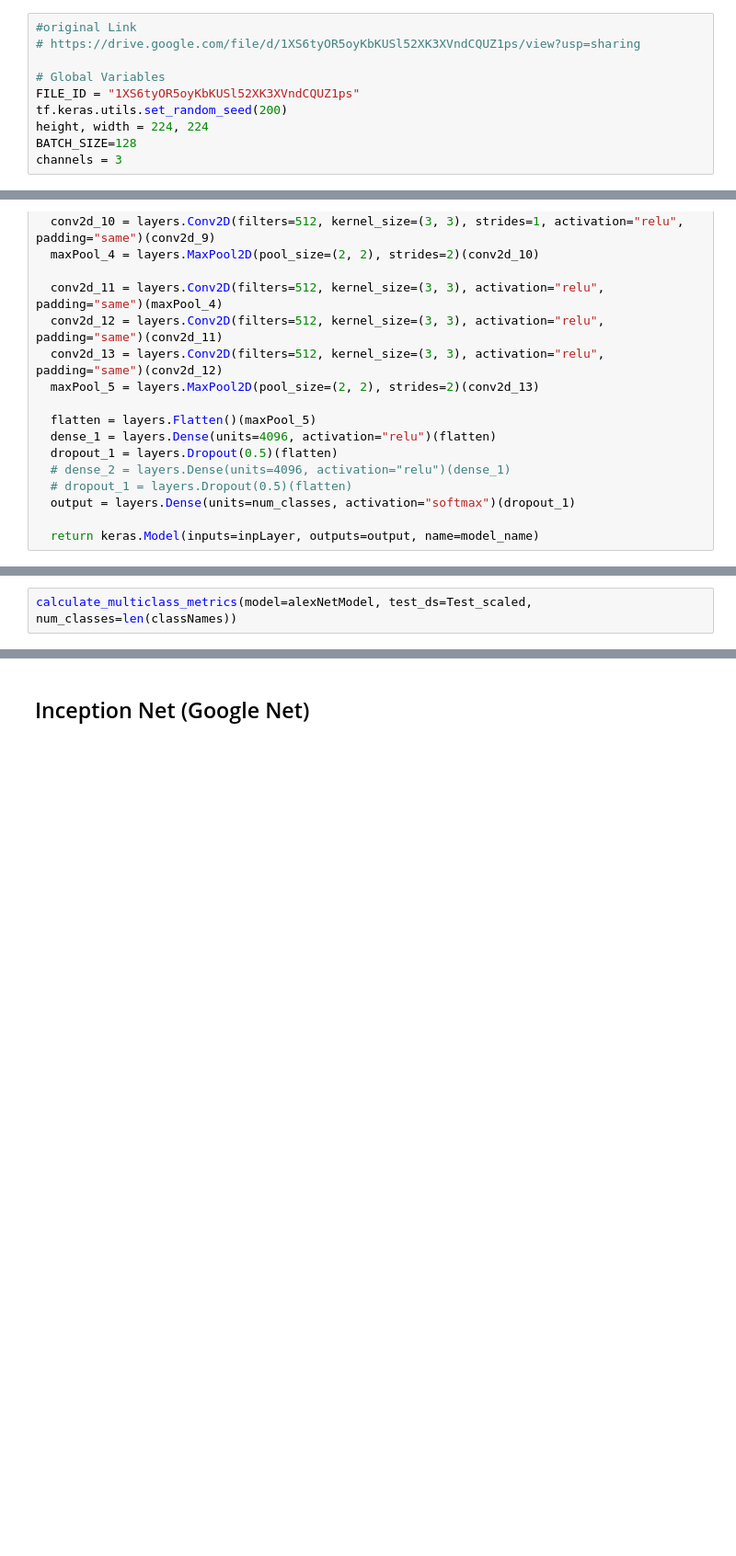
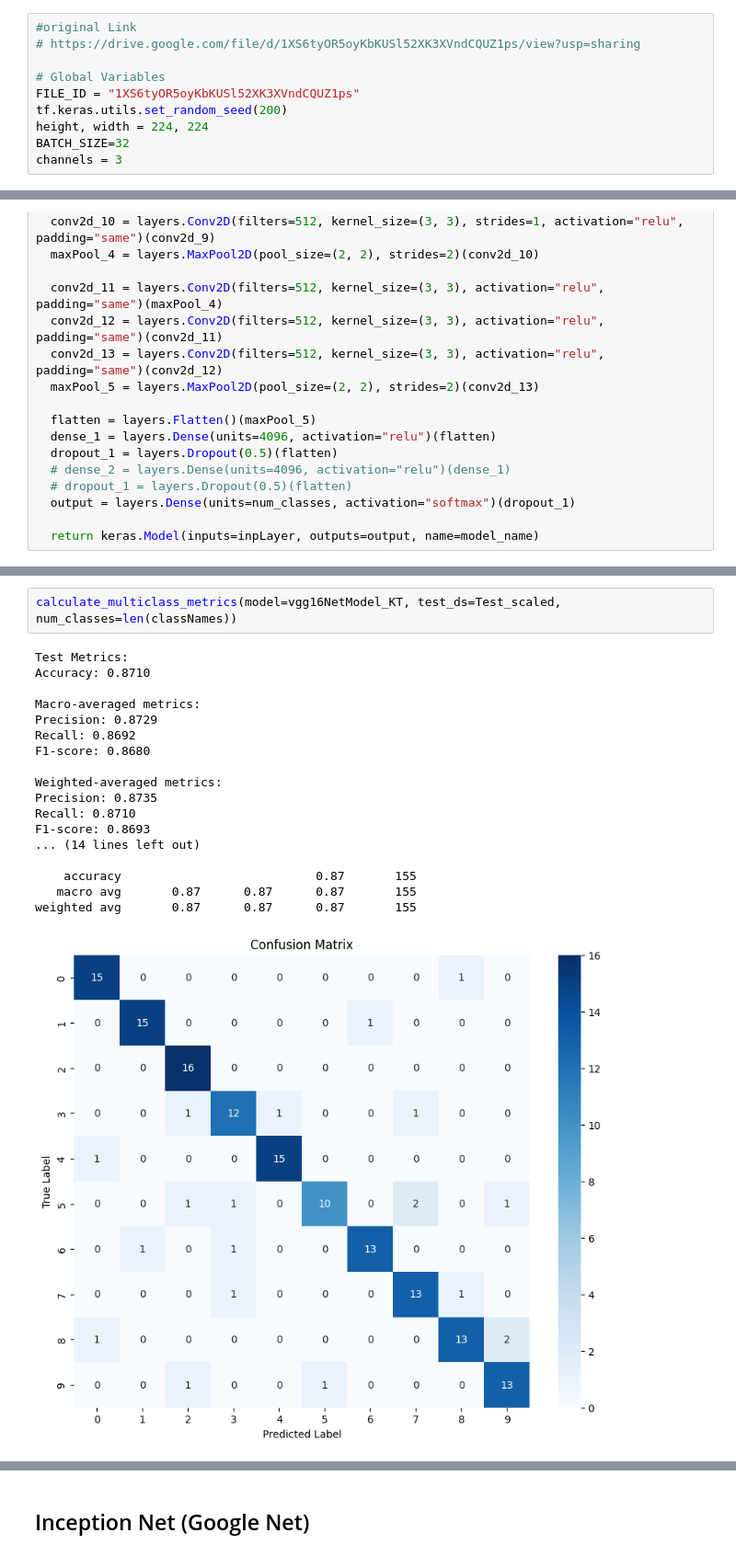
Before and after one commit to im-miracle/landmark-Classification, a Jupyter notebook: notebooks/LandmarkClassification.ipynb, the cells around one changed output, grey strips where cells are left out. Shown at 92% size. Cells and saved outputs as stored; diff of their text form; blank space fills up the shorter version.

```diff
--- a/notebooks/LandmarkClassification.ipynb
+++ b/notebooks/LandmarkClassification.ipynb
@@ -25,7 +25,7 @@ from sklearn.metrics import accuracy_score, precision_score, recall_score, f1_sc
 FILE_ID = "1XS6tyOR5oyKbKUSl52XK3XVndCQUZ1ps"
 tf.keras.utils.set_random_seed(200)
 height, width = 224, 224
-BATCH_SIZE=128
+BATCH_SIZE=32
 channels = 3
 # %%
 # Utility Function
@@ -532,2 +659,21 @@ plot_training_history(history)
 # %%
-calculate_multiclass_metrics(model=alexNetModel, test_ds=Test_scaled, num_classes=len(classNames))
+calculate_multiclass_metrics(model=vgg16NetModel_KT, test_ds=Test_scaled, num_classes=len(classNames))
+# %% [output]
+Test Metrics:
+Accuracy: 0.8710
+
+Macro-averaged metrics:
+Precision: 0.8729
+Recall: 0.8692
+F1-score: 0.8680
+
+Weighted-averaged metrics:
+Precision: 0.8735
+Recall: 0.8710
+F1-score: 0.8693
+... (14 lines left out)
+
+    accuracy                           0.87       155
+   macro avg       0.87      0.87      0.87       155
+weighted avg       0.87      0.87      0.87       155
+[figure, added]
```
Also changed, not shown: parts of 22 cells of this notebook.
